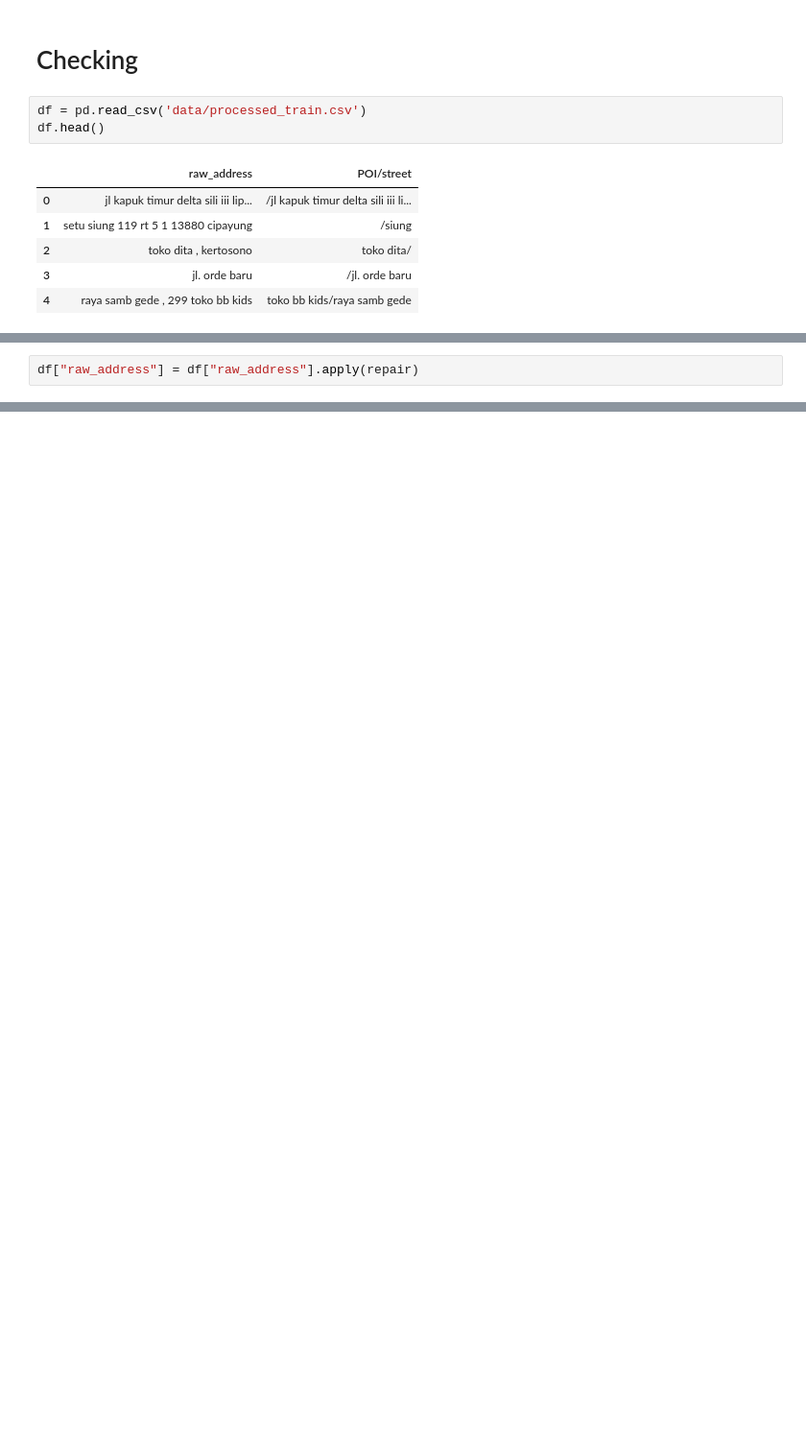
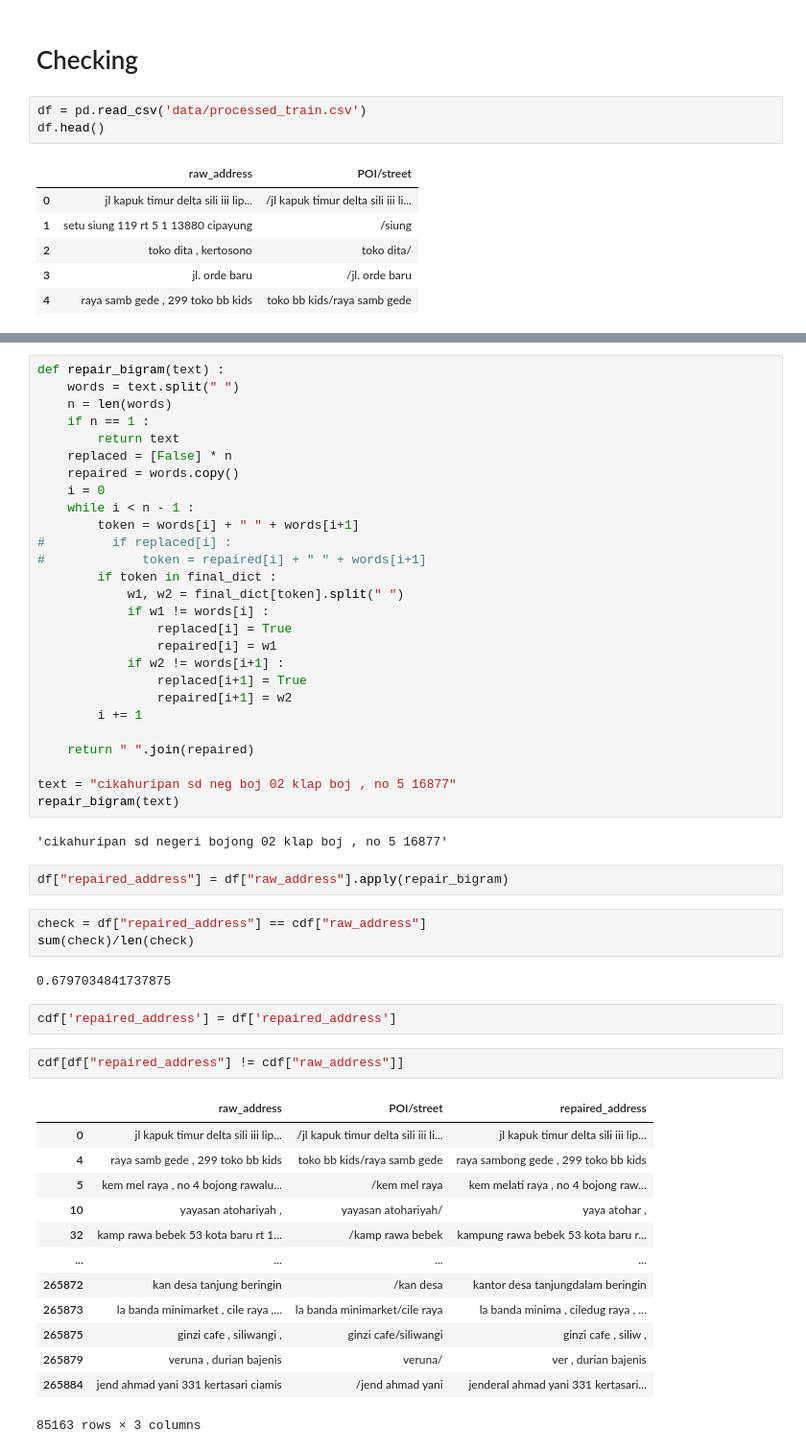
Before and after one commit to mhilmiasyrofi/AddressExtraction, a Jupyter notebook: Repair-Words.ipynb, the cells around one changed output, grey strips where cells are left out. Shown at 96% size. Cells and saved outputs as stored; diff of their text form; blank space fills up the shorter version.

```diff
--- a/Repair-Words.ipynb
+++ b/Repair-Words.ipynb
@@ -451,5 +525,3 @@ def repair(text) :
-# %%
-df["raw_address"] = df["raw_address"].apply(repair)
 # %%
 cdf = pd.read_csv('data/cleaned_train.csv')
 cdf.head()
@@ -455,0 +544,54 @@ cdf.head()
+# %%
+def repair_bigram(text) :
+    words = text.split(" ")
+    n = len(words)
+    if n == 1 :
+        return text
+    replaced = [False] * n
+    repaired = words.copy()
+    i = 0
+    while i < n - 1 :
+        token = words[i] + " " + words[i+1]
+#         if replaced[i] :
+#             token = repaired[i] + " " + words[i+1]
+        if token in final_dict :
+            w1, w2 = final_dict[token].split(" ")
+            if w1 != words[i] :
+                replaced[i] = True
+                repaired[i] = w1
+            if w2 != words[i+1] :
+                replaced[i+1] = True
+                repaired[i+1] = w2
+        i += 1
+
+    return " ".join(repaired)
+
+text = "cikahuripan sd neg boj 02 klap boj , no 5 16877"
+repair_bigram(text)
+# %% [output]
+'cikahuripan sd negeri bojong 02 klap boj , no 5 16877'
+# %%
+df["repaired_address"] = df["raw_address"].apply(repair_bigram)
+# %%
+check = df["repaired_address"] == cdf["raw_address"]
+sum(check)/len(check)
+# %% [output]
+0.6797034841737875
+# %%
+cdf['repaired_address'] = df['repaired_address']
+# %%
+cdf[df["repaired_address"] != cdf["raw_address"]]
+# %% [output]
+|  | raw_address | POI/street | repaired_address |
+| 0 | jl kapuk timur delta sili iii lip... | /jl kapuk timur delta sili iii li... | jl kapuk timur delta sili iii lip... |
+| 4 | raya samb gede , 299 toko bb kids | toko bb kids/raya samb gede | raya sambong gede , 299 toko bb kids |
+| 5 | kem mel raya , no 4 bojong rawalu... | /kem mel raya | kem melati raya , no 4 bojong raw... |
+| 10 | yayasan atohariyah , | yayasan atohariyah/ | yaya atohar , |
+| 32 | kamp rawa bebek 53 kota baru rt 1... | /kamp rawa bebek | kampung rawa bebek 53 kota baru r... |
+| ... | ... | ... | ... |
+| 265872 | kan desa tanjung beringin | /kan desa | kantor desa tanjungdalam beringin |
+| 265873 | la banda minimarket , cile raya ,... | la banda minimarket/cile raya | la banda minima , ciledug raya , ... |
+| 265875 | ginzi cafe , siliwangi , | ginzi cafe/siliwangi | ginzi cafe , siliw , |
+| 265879 | veruna , durian bajenis | veruna/ | ver , durian bajenis |
+| 265884 | jend ahmad yani 331 kertasari ciamis | /jend ahmad yani | jenderal ahmad yani 331 kertasari... |
+85163 rows × 3 columns
```
Also changed, not shown: parts of 18 cells of this notebook.
